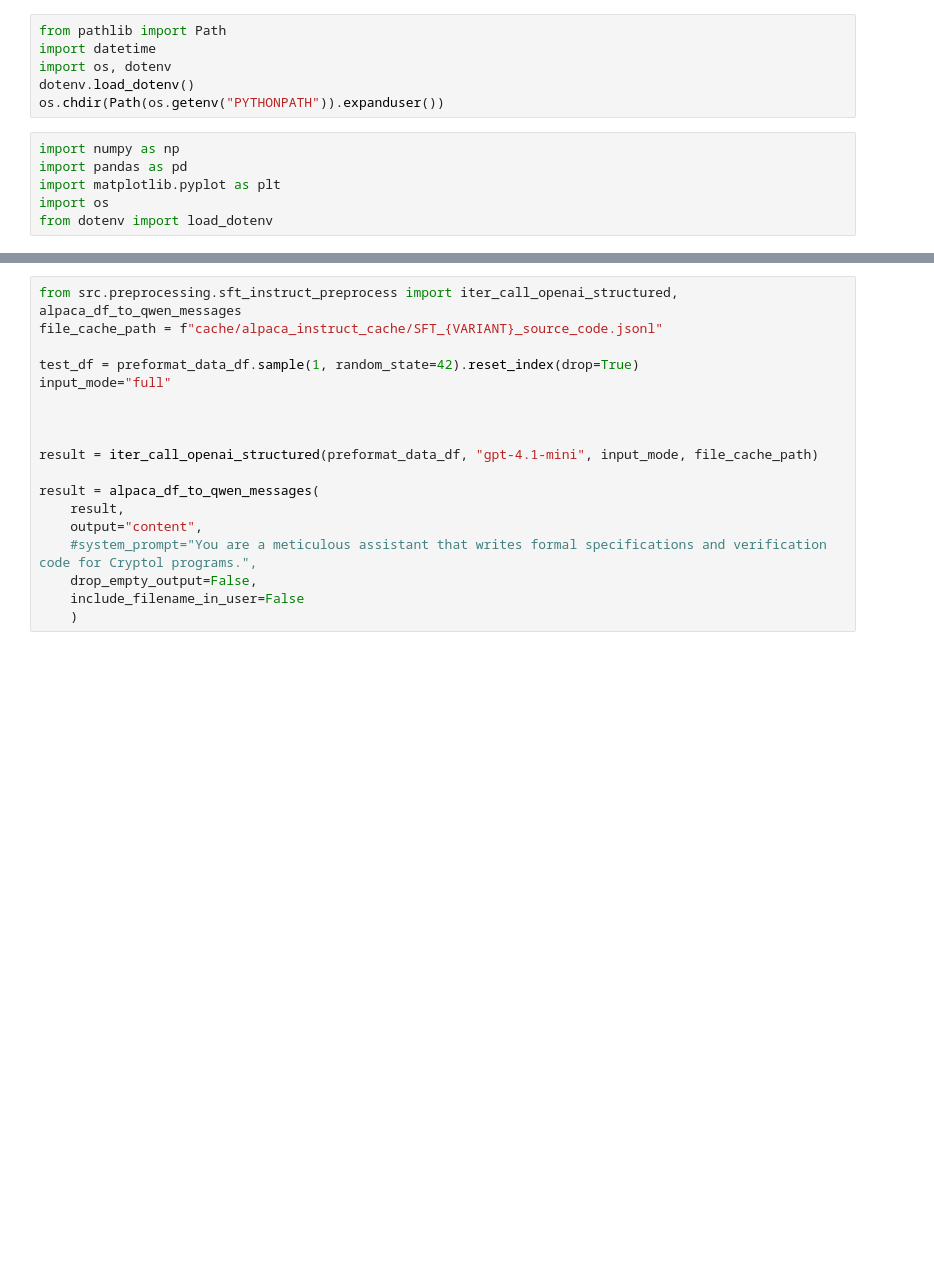
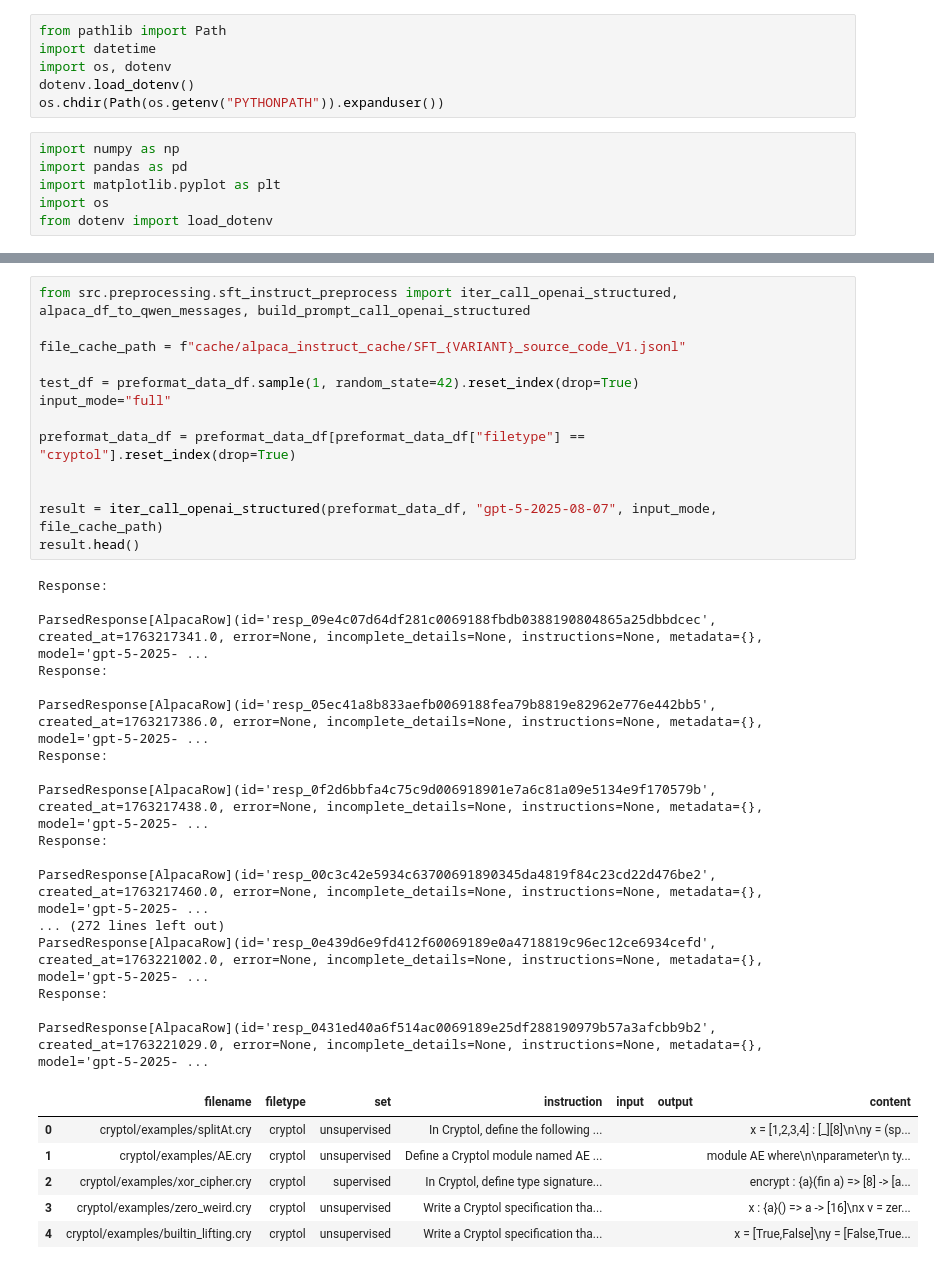
Before and after one commit to UH-Insure/DataPreprocess, a Jupyter notebook: notebooks/06_supervised_preprocess.ipynb, the cells around one changed output, grey strips where cells are left out. Saved outputs shown, nothing was run; the diff lists cells and outputs as text; blank space fills up the shorter version.

```diff
--- a/notebooks/06_supervised_preprocess.ipynb
+++ b/notebooks/06_supervised_preprocess.ipynb
@@ -26,18 +28,37 @@ preformat_data_df.head()
 # %%
-from src.preprocessing.sft_instruct_preprocess import iter_call_openai_structured, alpaca_df_to_qwen_messages
-file_cache_path = f"cache/alpaca_instruct_cache/SFT_{VARIANT}_source_code.jsonl"
+from src.preprocessing.sft_instruct_preprocess import iter_call_openai_structured, alpaca_df_to_qwen_messages, build_prompt_call_openai_structured
+
+file_cache_path = f"cache/alpaca_instruct_cache/SFT_{VARIANT}_source_code_V1.jsonl"
 
 test_df = preformat_data_df.sample(1, random_state=42).reset_index(drop=True)
 input_mode="full"
 
+preformat_data_df = preformat_data_df[preformat_data_df["filetype"] == "cryptol"].reset_index(drop=True)
 
 
-result = iter_call_openai_structured(preformat_data_df, "gpt-4.1-mini", input_mode, file_cache_path)
-
-result = alpaca_df_to_qwen_messages(
-    result,
-    output="content",
-    #system_prompt="You are a meticulous assistant that writes formal specifications and verification code for Cryptol programs.",
-    drop_empty_output=False,
-    include_filename_in_user=False
-    )
+result = iter_call_openai_structured(preformat_data_df, "gpt-5-2025-08-07", input_mode, file_cache_path)
+result.head()
+# %% [output]
+Response:
+
+ParsedResponse[AlpacaRow](id='resp_09e4c07d64df281c0069188fbdb0388190804865a25dbbdcec', created_at=1763217341.0, error=None, incomplete_details=None, instructions=None, metadata={}, model='gpt-5-2025- ...
+Response:
+
+ParsedResponse[AlpacaRow](id='resp_05ec41a8b833aefb0069188fea79b8819e82962e776e442bb5', created_at=1763217386.0, error=None, incomplete_details=None, instructions=None, metadata={}, model='gpt-5-2025- ...
+Response:
+
+ParsedResponse[AlpacaRow](id='resp_0f2d6bbfa4c75c9d006918901e7a6c81a09e5134e9f170579b', created_at=1763217438.0, error=None, incomplete_details=None, instructions=None, metadata={}, model='gpt-5-2025- ...
+Response:
+
+ParsedResponse[AlpacaRow](id='resp_00c3c42e5934c63700691890345da4819f84c23cd22d476be2', created_at=1763217460.0, error=None, incomplete_details=None, instructions=None, metadata={}, model='gpt-5-2025- ...
+... (272 lines left out)
+ParsedResponse[AlpacaRow](id='resp_0e439d6e9fd412f60069189e0a4718819c96ec12ce6934cefd', created_at=1763221002.0, error=None, incomplete_details=None, instructions=None, metadata={}, model='gpt-5-2025- ...
+Response:
+
+ParsedResponse[AlpacaRow](id='resp_0431ed40a6f514ac0069189e25df288190979b57a3afcbb9b2', created_at=1763221029.0, error=None, incomplete_details=None, instructions=None, metadata={}, model='gpt-5-2025- ...
+|  | filename | filetype | set | instruction | input | output | content |
+| 0 | cryptol/examples/splitAt.cry | cryptol | unsupervised | In Cryptol, define the following ... |  |  | x = [1,2,3,4] : [_][8]\n\ny = (sp... |
+| 1 | cryptol/examples/AE.cry | cryptol | unsupervised | Define a Cryptol module named AE ... |  |  | module AE where\n\nparameter\n ty... |
+| 2 | cryptol/examples/xor_cipher.cry | cryptol | supervised | In Cryptol, define type signature... |  |  | encrypt : {a}(fin a) => [8] -> [a... |
+| 3 | cryptol/examples/zero_weird.cry | cryptol | unsupervised | Write a Cryptol specification tha... |  |  | x : {a}() => a -> [16]\nx v = zer... |
+| 4 | cryptol/examples/builtin_lifting.cry | cryptol | unsupervised | Write a Cryptol specification tha... |  |  | x = [True,False]\ny = [False,True... |
```
Also changed, not shown: parts of 5 cells of this notebook, 5 other files.
